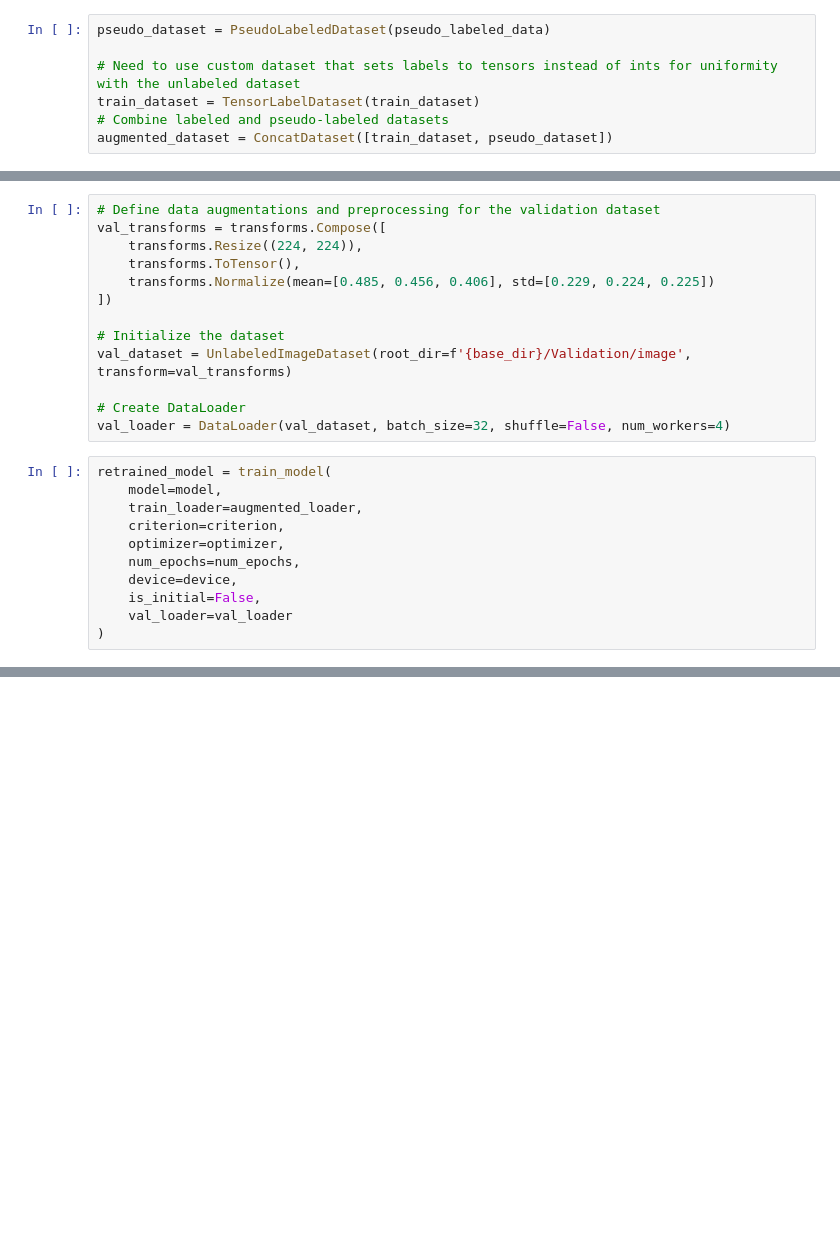
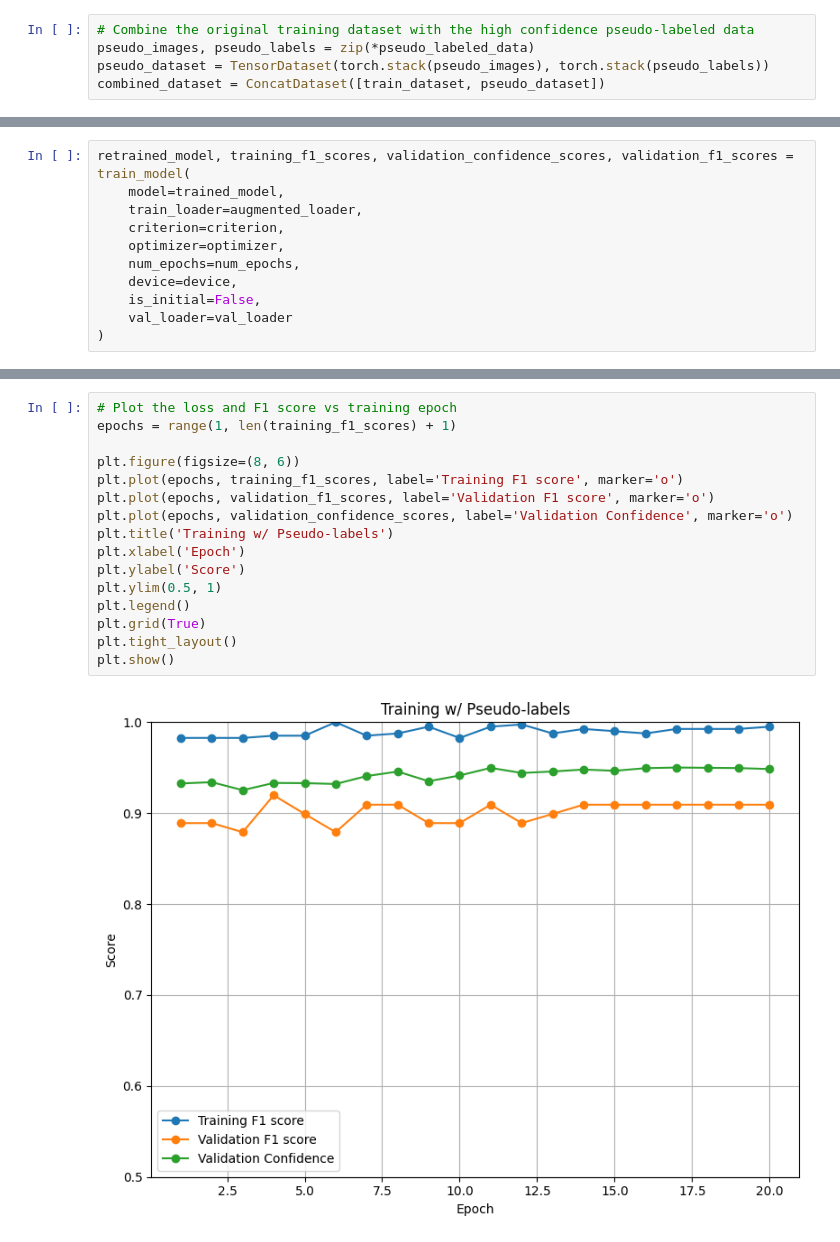
Before and after one commit to abeyyoseph/OtherProjects, a Jupyter notebook: AerialImagerySemiSupervisedLearning/AerialImagerySSLClassifier.ipynb, the cells around one changed output, grey strips where cells are left out. Saved outputs shown, nothing was run; the diff lists cells and outputs as text; blank space fills up the shorter version.

```diff
--- a/AerialImagerySemiSupervisedLearning/AerialImagerySSLClassifier.ipynb
+++ b/AerialImagerySemiSupervisedLearning/AerialImagerySSLClassifier.ipynb
@@ -258,8 +368,6 @@ Pseudo-labeled 718 images from the unlabeled dataset.
 # %%
-pseudo_dataset = PseudoLabeledDataset(pseudo_labeled_data)
-
-# Need to use custom dataset that sets labels to tensors instead of ints for uniformity with the unlabeled dataset
-train_dataset = TensorLabelDataset(train_dataset)
-# Combine labeled and pseudo-labeled datasets
-augmented_dataset = ConcatDataset([train_dataset, pseudo_dataset])
+# Combine the original training dataset with the high confidence pseudo-labeled data
+pseudo_images, pseudo_labels = zip(*pseudo_labeled_data)
+pseudo_dataset = TensorDataset(torch.stack(pseudo_images), torch.stack(pseudo_labels))
+combined_dataset = ConcatDataset([train_dataset, pseudo_dataset])
 # %%
@@ -294,19 +393,6 @@ augmented_loader = DataLoader(augmented_dataset, batch_size=32, sampler=augmente
-# %%
-# Define data augmentations and preprocessing for the validation dataset
-val_transforms = transforms.Compose([
-    transforms.Resize((224, 224)),
-    transforms.ToTensor(),
-    transforms.Normalize(mean=[0.485, 0.456, 0.406], std=[0.229, 0.224, 0.225])
-])
-
-# Initialize the dataset
-val_dataset = UnlabeledImageDataset(root_dir=f'{base_dir}/Validation/image', transform=val_transforms)
-
-# Create DataLoader
-val_loader = DataLoader(val_dataset, batch_size=32, shuffle=False, num_workers=4)
 # %%
-retrained_model = train_model(
-    model=model,
+retrained_model, training_f1_scores, validation_confidence_scores, validation_f1_scores = train_model(
+    model=trained_model,
     train_loader=augmented_loader,
     criterion=criterion,
     optimizer=optimizer,
@@ -335,0 +422,18 @@ Average Confidence: 0.9608
+# %%
+# Plot the loss and F1 score vs training epoch
+epochs = range(1, len(training_f1_scores) + 1)
+
+plt.figure(figsize=(8, 6))
+plt.plot(epochs, training_f1_scores, label='Training F1 score', marker='o')
+plt.plot(epochs, validation_f1_scores, label='Validation F1 score', marker='o')
+plt.plot(epochs, validation_confidence_scores, label='Validation Confidence', marker='o')
+plt.title('Training w/ Pseudo-labels')
+plt.xlabel('Epoch')
+plt.ylabel('Score')
+plt.ylim(0.5, 1)
+plt.legend()
+plt.grid(True)
+plt.tight_layout()
+plt.show()
+# %% [output]
+[figure, added]
```
Also changed, not shown: parts of 24 cells of this notebook, 3 other files.
